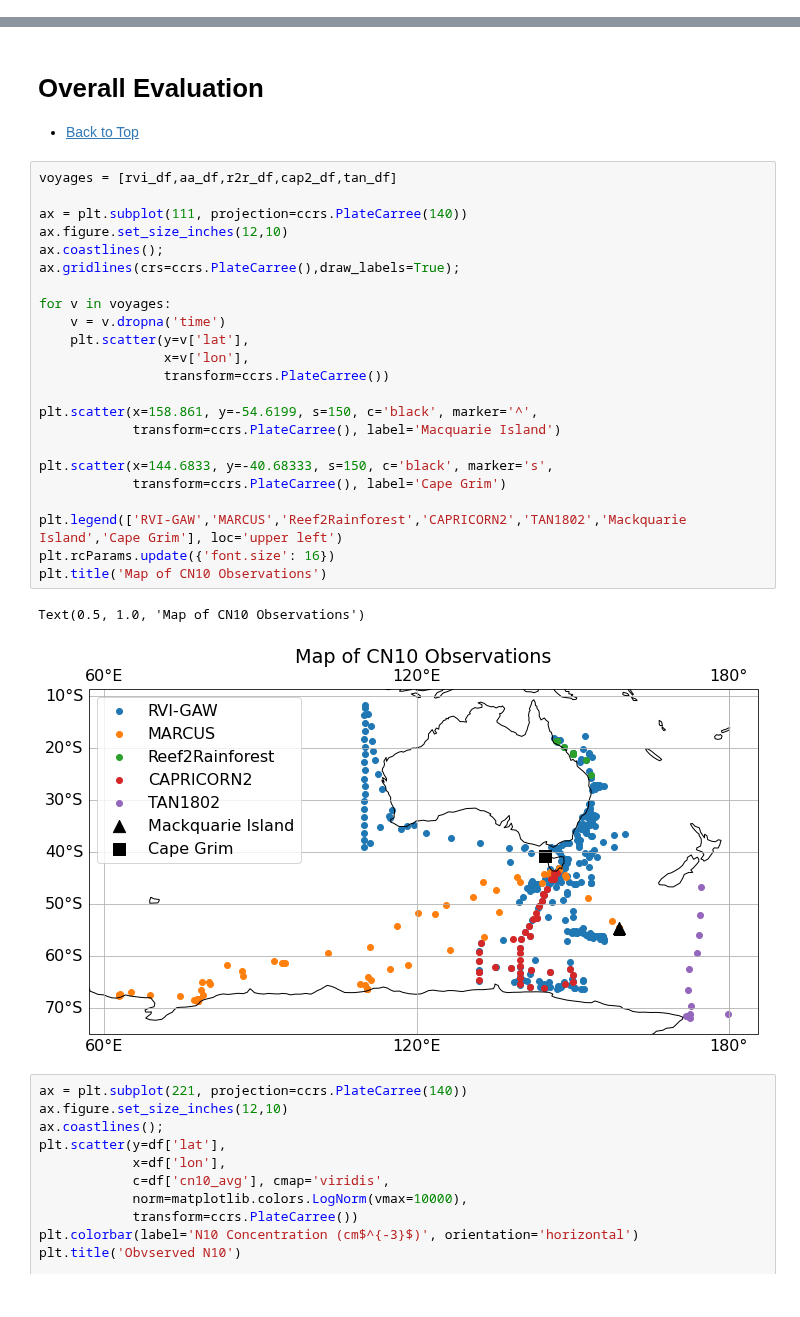
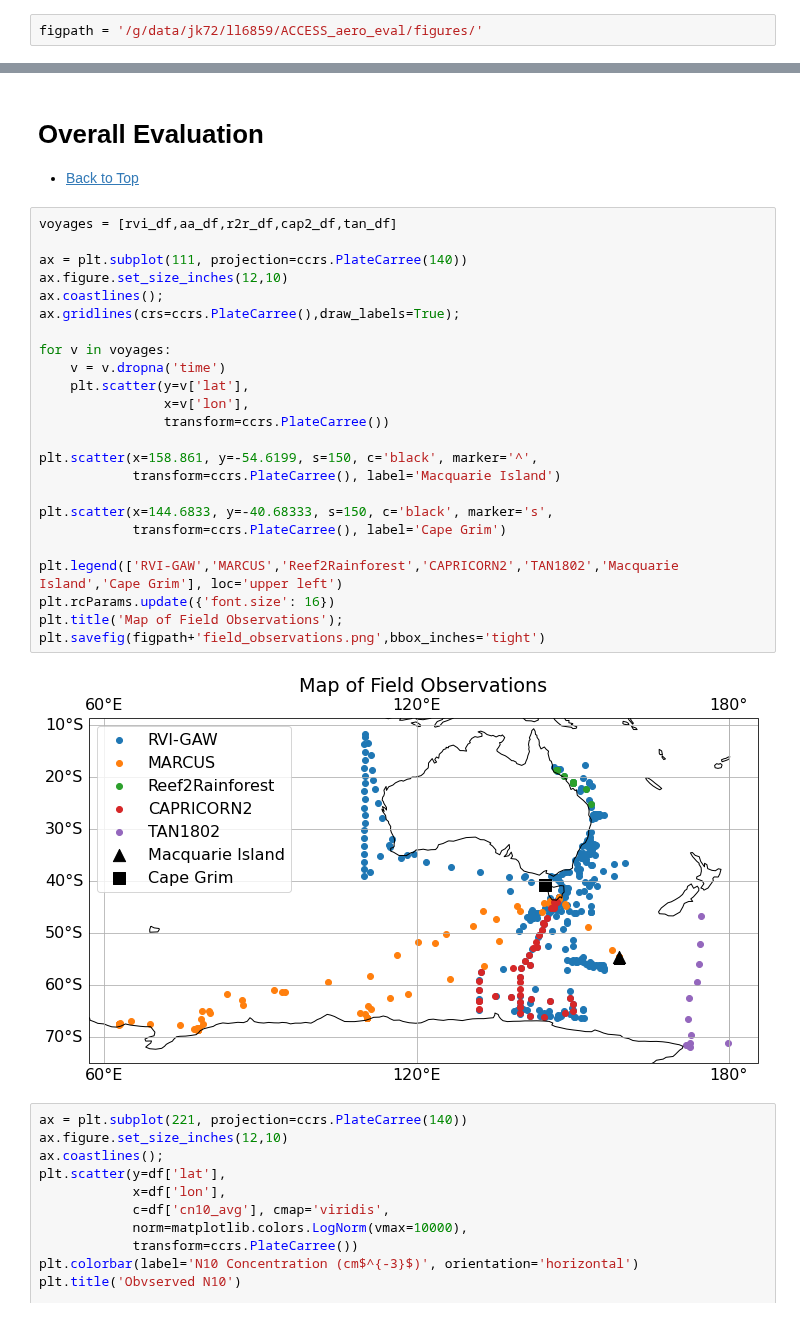
Before and after one commit to llamprey/access-eval, a Jupyter notebook: evaluation.ipynb, the cells around one changed output, grey strips where cells are left out. Saved outputs shown, nothing was run; the diff lists cells and outputs as text.

Commit message:
Update map of observations figure.

```diff
--- a/evaluation.ipynb
+++ b/evaluation.ipynb
@@ -26,6 +26,8 @@ client
 <Client: 'tcp://127.0.0.1:45763' processes=4 threads=16, memory=44.92 GiB>
 # %%
 dask.config.set(**{'array.slicing.split_large_chunks': True});
+# %%
+figpath = '/g/data/jk72/ll6859/ACCESS_aero_eval/figures/'
 # %%
 plt.style.use('default')
 warnings.filterwarnings('ignore')
@@ -85,29 +87,29 @@ df = df.dropna('time')
 # %%
 voyages = [rvi_df,aa_df,r2r_df,cap2_df,tan_df]
 
 ax = plt.subplot(111, projection=ccrs.PlateCarree(140))
 ax.figure.set_size_inches(12,10)
 ax.coastlines();
 ax.gridlines(crs=ccrs.PlateCarree(),draw_labels=True);
 
 for v in voyages:
     v = v.dropna('time')
     plt.scatter(y=v['lat'],
                 x=v['lon'],
                 transform=ccrs.PlateCarree())
 
 plt.scatter(x=158.861, y=-54.6199, s=150, c='black', marker='^',
             transform=ccrs.PlateCarree(), label='Macquarie Island')
 
 plt.scatter(x=144.6833, y=-40.68333, s=150, c='black', marker='s',
             transform=ccrs.PlateCarree(), label='Cape Grim')
 
-plt.legend(['RVI-GAW','MARCUS','Reef2Rainforest','CAPRICORN2','TAN1802','Mackquarie Island','Cape Grim'], loc='upper left')
+plt.legend(['RVI-GAW','MARCUS','Reef2Rainforest','CAPRICORN2','TAN1802','Macquarie Island','Cape Grim'], loc='upper left')
 plt.rcParams.update({'font.size': 16})
-plt.title('Map of CN10 Observations')
+plt.title('Map of Field Observations');
+plt.savefig(figpath+'field_observations.png',bbox_inches='tight')
 # %% [output]
-Text(0.5, 1.0, 'Map of CN10 Observations')
-[figure, old version]
+[figure, new version]
 # %%
 ax = plt.subplot(221, projection=ccrs.PlateCarree(140))
 ax.figure.set_size_inches(12,10)
```
